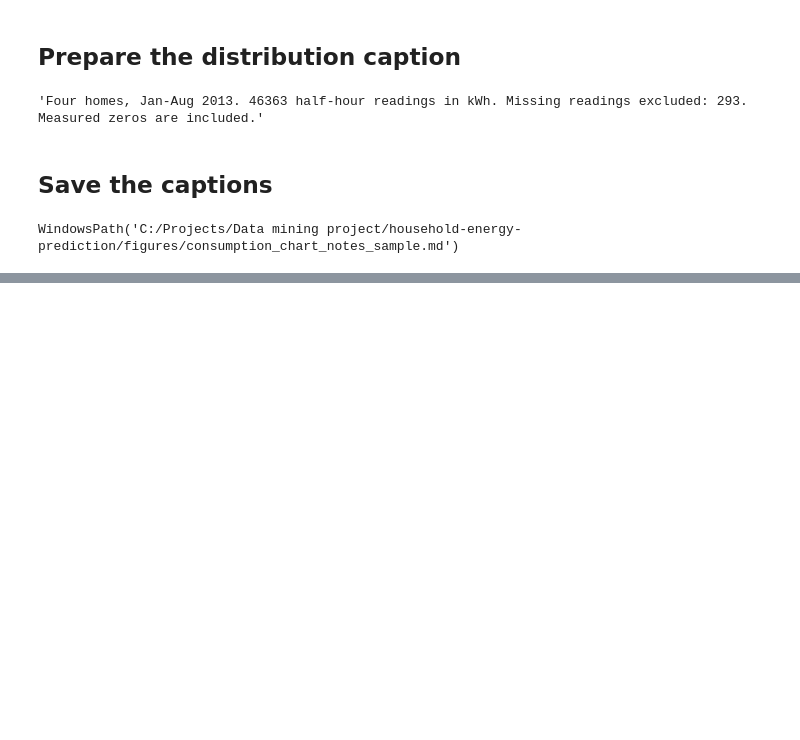
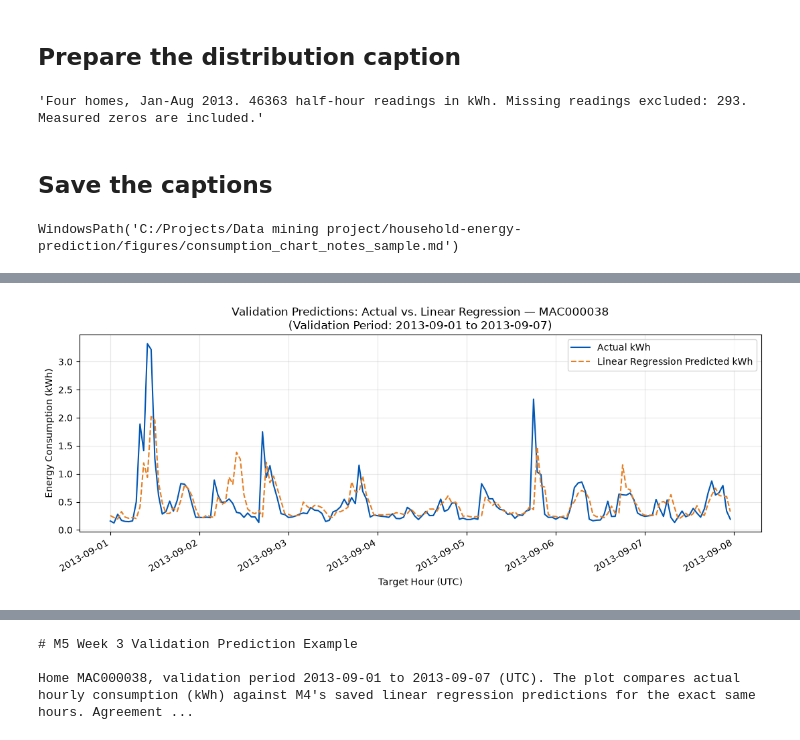
Before and after one commit to Fadhlallah-Almohammed/household-energy-prediction, a Jupyter notebook: notebooks/M5/plot_consumption.ipynb, the cells around one changed output, grey strips where cells are left out. Saved outputs shown, nothing was run; the diff lists cells and outputs as text; code cells hidden in the pictures; blank space fills up the shorter version.

Commit message:
Complete M5 week 3 validation prediction chart

```diff
--- a/notebooks/M5/plot_consumption.ipynb
+++ b/notebooks/M5/plot_consumption.ipynb
@@ -237,3 +237,14 @@ notes_path.write_text(notes, encoding="utf-8")
 notes_path
 # %% [output]
 WindowsPath('C:/Projects/Data mining project/household-energy-prediction/figures/consumption_chart_notes_sample.md')
+# %%
+from pathlib import Path
+import pandas as pd
+import matplotlib.pyplot as plt
+
+PROJECT_ROOT = Path("../..").resolve()
+val_path = PROJECT_ROOT / "results/validation_predictions.csv"
+
+val_df = pd.read_csv(val_path)
+print("Columns:", val_df.columns.tolist())
+val_df.head()
@@ -239,0 +259,50 @@ WindowsPath('C:/Projects/Data mining project/household-energy-prediction/figures
+# %%
+# ==========================================
+# MATCHED TO M4-W3'S EXACT COLUMN NAMES
+# ==========================================
+COL_HOME = "LCLid"
+COL_TIME = "target_hour"
+COL_ACTUAL = "actual_kwh"
+COL_PRED = "pred_linear_regression"
+
+# 1. Parse timestamps and select one home + short 7-day validation window (Sep 2013)
+val_df[COL_TIME] = pd.to_datetime(val_df[COL_TIME], utc=True)
+
+sample_home = val_df[COL_HOME].dropna().unique()[0]
+home_val = val_df[val_df[COL_HOME] == sample_home].sort_values(COL_TIME)
+
+win_start = home_val[COL_TIME].min()
+win_end = win_start + pd.Timedelta(days=7)
+window = home_val[(home_val[COL_TIME] >= win_start) & (home_val[COL_TIME] < win_end)].copy()
+
+# 2. Plot Actual vs. Regression-Predicted kWh
+fig, ax = plt.subplots(figsize=(11, 4.5))
+ax.plot(window[COL_TIME], window[COL_ACTUAL], label="Actual kWh", color="#0056b3", linewidth=1.5)
+ax.plot(window[COL_TIME], window[COL_PRED], label="Linear Regression Predicted kWh", color="#e67e22", linestyle="--", linewidth=1.5)
+
+start_str = win_start.strftime("%Y-%m-%d")
+end_str = (win_end - pd.Timedelta(hours=1)).strftime("%Y-%m-%d")
+
+ax.set_title(f"Validation Predictions: Actual vs. Linear Regression — {sample_home}\n(Validation Period: {start_str} to {end_str})")
+ax.set_xlabel("Target Hour (UTC)")
+ax.set_ylabel("Energy Consumption (kWh)")
+ax.legend()
+ax.grid(True, alpha=0.3)
+fig.autofmt_xdate()
+plt.tight_layout()
+
+# 3. Save PNG to figures/
+out_dir = PROJECT_ROOT / "figures"
+out_dir.mkdir(exist_ok=True)
+fig.savefig(out_dir / "validation_prediction_example.png", dpi=150)
+plt.show()
+
+# 4. Find one close agreement and one large mistake (e.g., missed peak) for the caption
+window["abs_err"] = (window[COL_ACTUAL] - window[COL_PRED]).abs()
+best_row = window.loc[window["abs_err"].idxmin()]
+worst_row = window.loc[window["abs_err"].idxmax()]
+
+print(f"Best agreement: {best_row[COL_TIME]} | Actual={best_row[COL_ACTUAL]:.3f} kWh, Predicted={best_row[COL_PRED]:.3f} kWh")
+print(f"Largest mistake: {worst_row[COL_TIME]} | Actual={worst_row[COL_ACTUAL]:.3f} kWh, Predicted={worst_row[COL_PRED]:.3f} kWh")
+# %% [output]
+[figure, added]
@@ -239,0 +311,18 @@ WindowsPath('C:/Projects/Data mining project/household-energy-prediction/figures
+# %%
+caption = (
+    f"# M5 Week 3 Validation Prediction Example\n\n"
+    f"Home {sample_home}, validation period {start_str} to {end_str} (UTC). "
+    f"The plot compares actual hourly consumption (kWh) against M4's saved linear regression predictions for the exact same hours. "
+    f"Agreement: the model closely tracks baseline consumption, such as at {best_row[COL_TIME].strftime('%Y-%m-%d %H:%M')} UTC "
+    f"(actual {best_row[COL_ACTUAL]:.3f} kWh vs. predicted {best_row[COL_PRED]:.3f} kWh). "
+    f"Mistake: the model misses a sharp spike at {worst_row[COL_TIME].strftime('%Y-%m-%d %H:%M')} UTC "
+    f"(actual {worst_row[COL_ACTUAL]:.3f} kWh vs. predicted {worst_row[COL_PRED]:.3f} kWh).\n"
+)
+
+notes_path = out_dir / "validation_prediction_notes.md"
+notes_path.write_text(caption, encoding="utf-8")
+print(caption)
+# %% [output]
+# M5 Week 3 Validation Prediction Example
+
+Home MAC000038, validation period 2013-09-01 to 2013-09-07 (UTC). The plot compares actual hourly consumption (kWh) against M4's saved linear regression predictions for the exact same hours. Agreement ...
```
Also changed, not shown: parts of 2 cells of this notebook.
